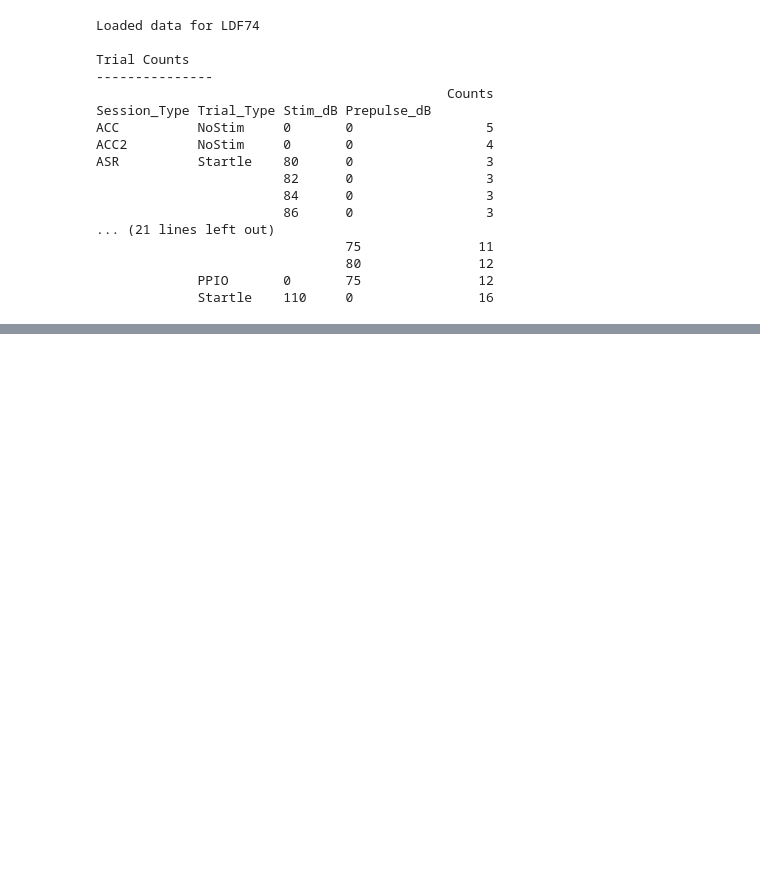
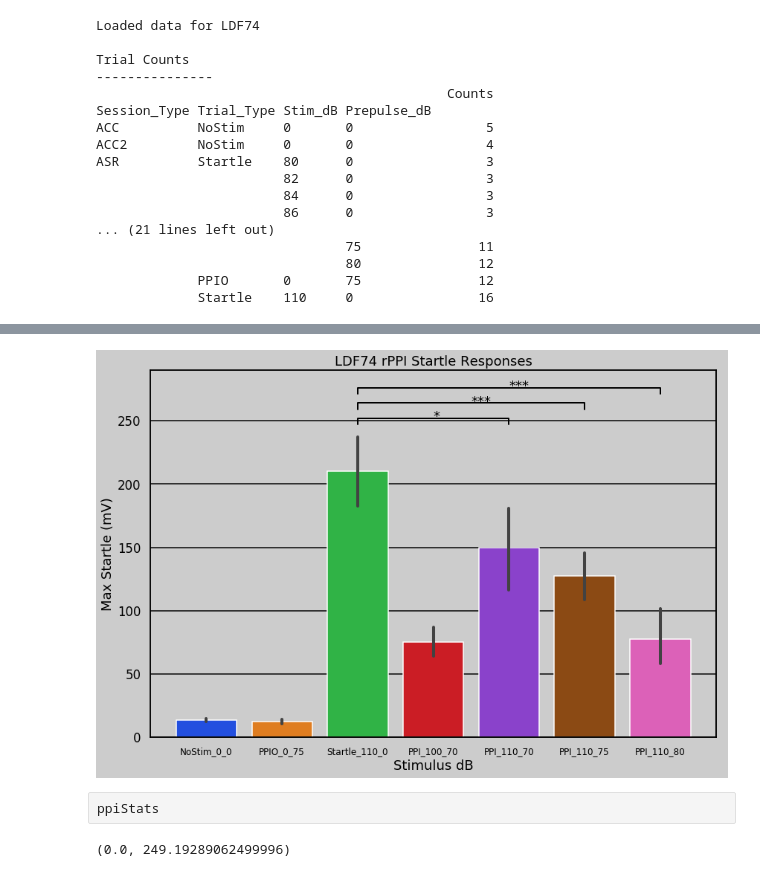
Before and after one commit to nubs01/toolbox, a Jupyter notebook: PPI_Analysis/Single_Animal_PPI_Analysis.ipynb, the cells around one changed output, grey strips where cells are left out. Saved outputs shown, nothing was run; the diff lists cells and outputs as text; code cells hidden in the pictures; blank space fills up the shorter version.

```diff
--- a/PPI_Analysis/Single_Animal_PPI_Analysis.ipynb
+++ b/PPI_Analysis/Single_Animal_PPI_Analysis.ipynb
@@ -72,6 +63,6 @@ col_palette = sns.color_palette("bright")
 # %%
 ppiData = data.query('Session_Type=="rPPI"')
 # %%
-startleDB = ppiData.query('Trial_Type=="Startle"')['Stim_dB'].unique()
-ppiData["% PPI"] = np.nan
-ppiData['% PPI'] = ppiData.apply(calcPPI,axis=1)
+#startleDB = ppiData.query('Trial_Type=="Startle"')['Stim_dB'].unique()
+ppiData.loc[:,"% PPI"] = np.nan
+ppiData.loc[:,'% PPI'] = ppiData.apply(lambda x: calcPPI(x,ppiData),axis=1)
@@ -191,0 +272,26 @@ Startle    110     0                     NaN         NaN
+# %%
+ax = plt.pyplot.subplot(2,2,3)
+g = sns.barplot(ax=ax,x='Trial',y='mV Max',data=ppiData,palette='bright',order=barOrder)
+g.set_title(animal+' rPPI Startle Responses')
+g.set(xlabel='Stimulus dB',ylabel='Max Startle (mV)')
+ylim = g.get_ylim()
+errorbars = g.get_lines()
+barTops = [x.get_ydata()[1] for x in errorbars]
+startX = sortDF.x[sortDF.Trial_Type=='Startle'].tolist()[0]
+endX = ppiStats.x[ppiStats['p-Value']<=0.05].tolist()
+stars = ppiStats.sigstars[ppiStats['p-Value']<=0.05].tolist()
+startY = barTops[startX]+10
+endY = [barTops[x] for x in endX]
+for x,ss in zip(endX,stars):
+    midpoint = (x+startX)/2
+    plt.pyplot.plot([startX,startX,x,x],[startY,startY+5,startY+5,startY],linewidth=2,color='k')
+    plt.pyplot.text(midpoint,startY+3,ss)
+    startY = startY+12
+# %% [output]
+[figure, added]
+# %% [raw]
+ppiStats
+# %%
+g.axes.get_ylim()
+# %% [output]
+(0.0, 249.19289062499996)
```
Also changed, not shown: parts of 19 cells of this notebook, 4 other files.
